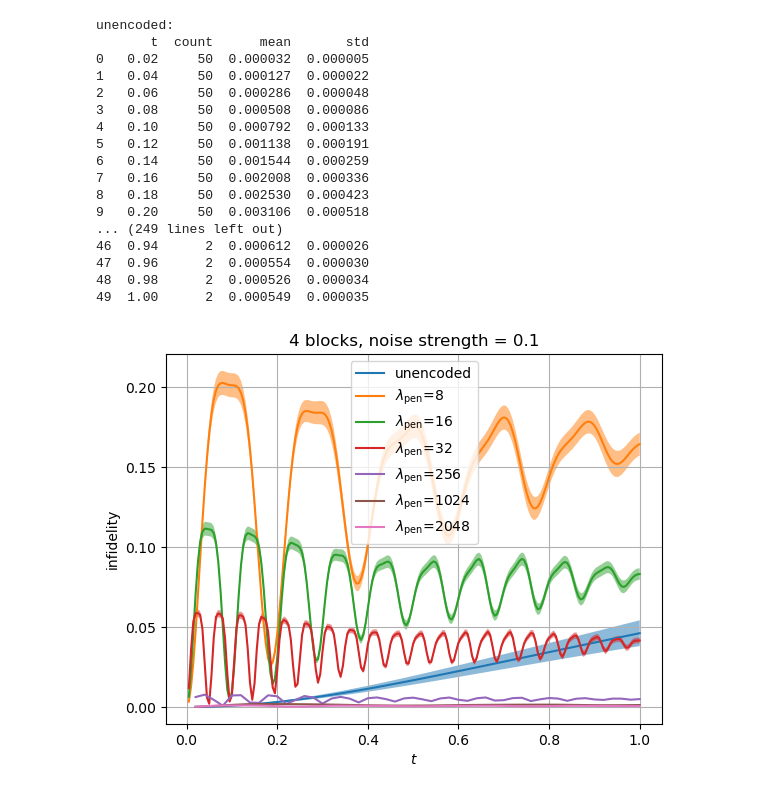
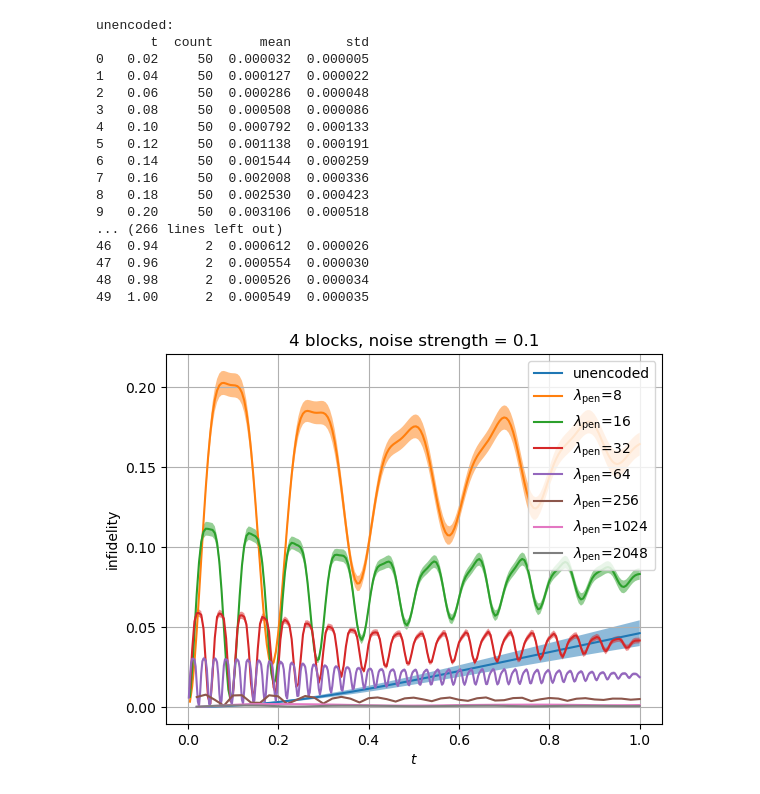
Before and after one commit to sqrta/ErrorSupression, a Jupyter notebook: use-dynamite/data/plot_sweep_time.ipynb, the cells around one changed output. Drawn from its saved outputs; the diff is of its cells as text; code cells hidden in the pictures.

Commit message:
update plot

```diff
--- a/use-dynamite/data/plot_sweep_time.ipynb
+++ b/use-dynamite/data/plot_sweep_time.ipynb
@@ -37,7 +37,7 @@ plt.plot(t_arr, mean_arr, label='unencoded')
 plt.fill_between(t_arr, mean_arr + std_arr, mean_arr - std_arr, alpha = 0.5)
 
 ##### encoded #####
-for lamb in [8, 16, 32, 256, 1024, 2048]:
+for lamb in [8, 16, 32, 64, 256, 1024, 2048]:
     data_t, data_seed, data_infidelity = [], [], []
 
     f = open(f"sweep_time_4blocks_noise=0.1_lamb={lamb}.txt")
@@ -69,32 +69,32 @@ for lamb in [8, 16, 32, 256, 1024, 2048]:
     #              fmt='o', markersize=3, zorder=2)
     plt.plot(t_arr, mean_arr, label=r"$\lambda_{\mathrm{pen}}$=" + f"{lamb}")
     plt.fill_between(t_arr, mean_arr + std_arr, mean_arr - std_arr, alpha = 0.5)
 
 plt.xlabel(r"$t$")
 plt.ylabel("infidelity")
 # plt.yscale("log")
 plt.title("4 blocks, noise strength = 0.1")
 plt.legend()
 # plt.legend(loc='upper left')
 plt.grid()
 plt.savefig("sweep_time_4blocks_noise=0.1.pdf", format="pdf", bbox_inches="tight")
 plt.show()
 # %% [output]
 unencoded:
        t  count      mean       std
 0   0.02     50  0.000032  0.000005
 1   0.04     50  0.000127  0.000022
 2   0.06     50  0.000286  0.000048
 3   0.08     50  0.000508  0.000086
 4   0.10     50  0.000792  0.000133
 5   0.12     50  0.001138  0.000191
 6   0.14     50  0.001544  0.000259
 7   0.16     50  0.002008  0.000336
 8   0.18     50  0.002530  0.000423
 9   0.20     50  0.003106  0.000518
-... (249 lines left out)
+... (266 lines left out)
 46  0.94      2  0.000612  0.000026
 47  0.96      2  0.000554  0.000030
 48  0.98      2  0.000526  0.000034
 49  1.00      2  0.000549  0.000035
-[figure, old version]
+[figure, new version]
```
